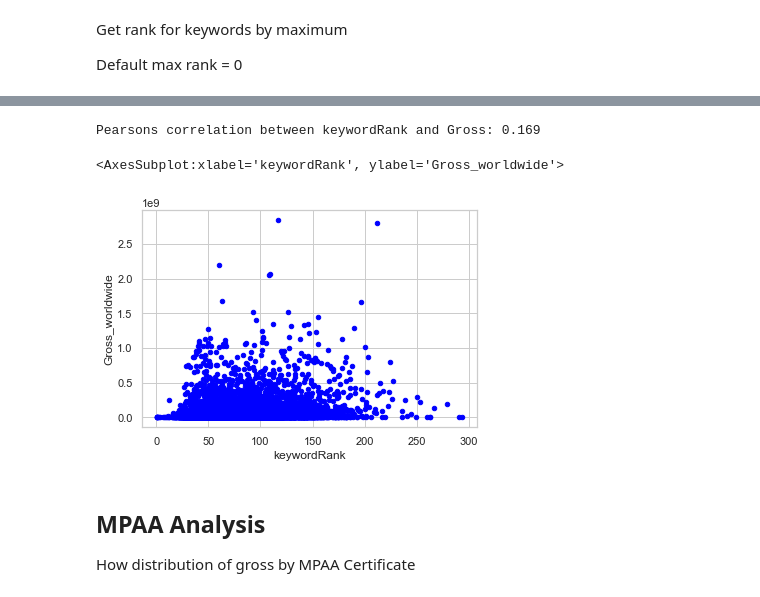
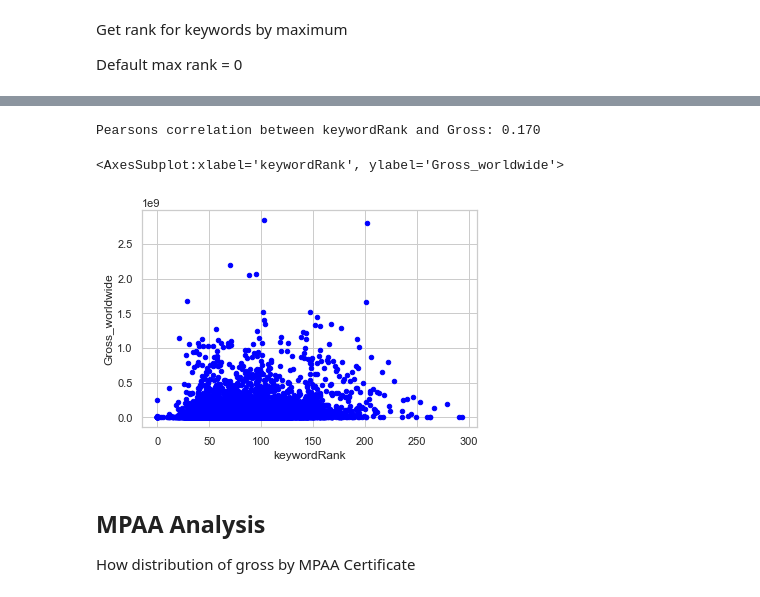
Before and after one commit to theobmgit/bor-prediction-analysis, a Jupyter notebook: notebook/FeatureEngineering.ipynb, the cells around one changed output, grey strips where cells are left out. Saved outputs shown, nothing was run; the diff lists cells and outputs as text; code cells hidden in the pictures.

```diff
--- a/notebook/FeatureEngineering.ipynb
+++ b/notebook/FeatureEngineering.ipynb
@@ -1658,22 +1668,25 @@ Pearsons correlation between keywordRank and Gross: 0.165
 # %%
 import random
 def getKeywordsRank(keywords):
     total=0
+    length=len(keywords)
+    if length==0:
+        length=1
     for keyword in keywords:
         if keyword not in keywordRank.keys():
             total+=random.randint(1,100)
             continue
         total+=keywordRank[keyword]
-    return total/len(keywords)
+    return total/length
 data2=data.copy()
 data2['keywordRank']=data2['Keywords'].apply(getKeywordsRank)
 corr= pearsonr(data2['keywordRank'],data2['Gross_worldwide'])[0]
 print('Pearsons correlation between keywordRank and Gross: %.3f' % corr)
 data2.plot.scatter(x='keywordRank',y='Gross_worldwide',color='blue')
 # %% [output]
-Pearsons correlation between keywordRank and Gross: 0.169
+Pearsons correlation between keywordRank and Gross: 0.170
 <AxesSubplot:xlabel='keywordRank', ylabel='Gross_worldwide'>
-[figure, old version]
+[figure, new version]
 # %%
 final['keywordRank']=data2['keywordRank']
 # %% [markdown]
```
Also changed, not shown: parts of 42 cells of this notebook, 11 other files.
